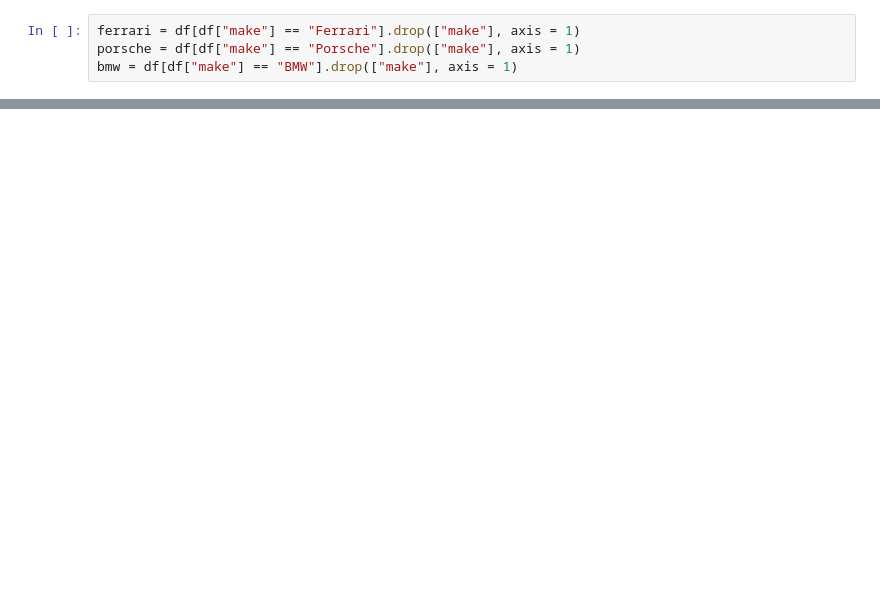
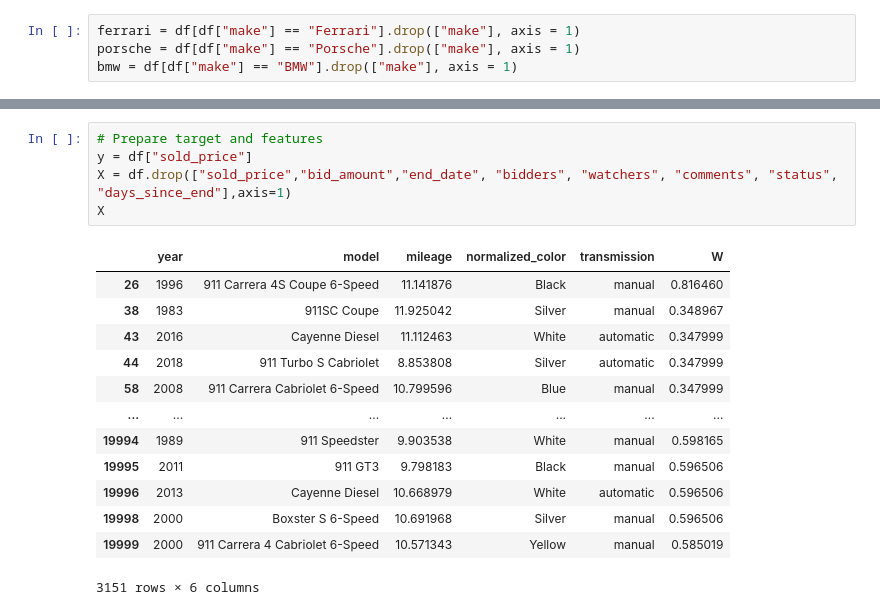
Before and after one commit to redshift75/autostrada, a Jupyter notebook: notebooks/car-prices.ipynb, the cells around one changed output, grey strips where cells are left out. Saved outputs shown, nothing was run; the diff lists cells and outputs as text; blank space fills up the shorter version.

```diff
--- a/notebooks/car-prices.ipynb
+++ b/notebooks/car-prices.ipynb
@@ -143,0 +149,19 @@ fig.update_layout(title_text='Price vs Model',xaxis_title="Model",yaxis_title="A
+# %%
+# Prepare target and features
+y = df["sold_price"]
+X = df.drop(["sold_price","bid_amount","end_date", "bidders", "watchers", "comments", "status", "days_since_end"],axis=1)
+X
+# %% [output]
+|  | year | model | mileage | normalized_color | transmission | W |
+| 26 | 1996 | 911 Carrera 4S Coupe 6-Speed | 11.141876 | Black | manual | 0.816460 |
+| 38 | 1983 | 911SC Coupe | 11.925042 | Silver | manual | 0.348967 |
+| 43 | 2016 | Cayenne Diesel | 11.112463 | White | automatic | 0.347999 |
+| 44 | 2018 | 911 Turbo S Cabriolet | 8.853808 | Silver | automatic | 0.347999 |
+| 58 | 2008 | 911 Carrera Cabriolet 6-Speed | 10.799596 | Blue | manual | 0.347999 |
+| ... | ... | ... | ... | ... | ... | ... |
+| 19994 | 1989 | 911 Speedster | 9.903538 | White | manual | 0.598165 |
+| 19995 | 2011 | 911 GT3 | 9.798183 | Black | manual | 0.596506 |
+| 19996 | 2013 | Cayenne Diesel | 10.668979 | White | automatic | 0.596506 |
+| 19998 | 2000 | Boxster S 6-Speed | 10.691968 | Silver | manual | 0.596506 |
+| 19999 | 2000 | 911 Carrera 4 Cabriolet 6-Speed | 10.571343 | Yellow | manual | 0.585019 |
+3151 rows × 6 columns
```
Also changed, not shown: parts of 36 cells of this notebook.
